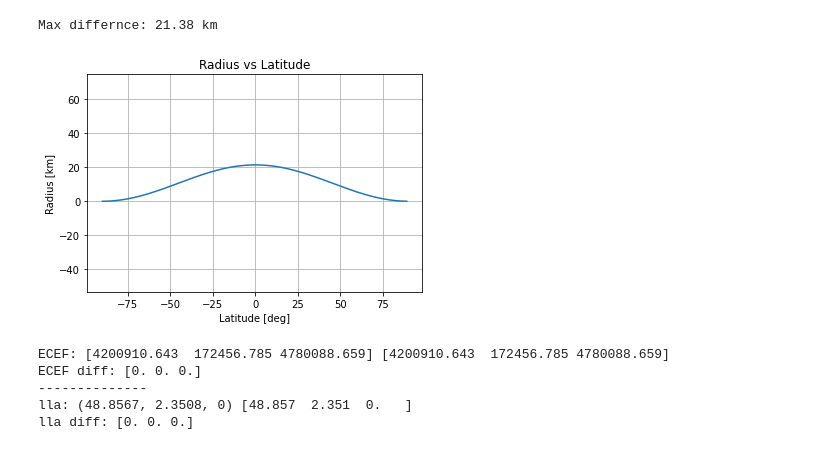
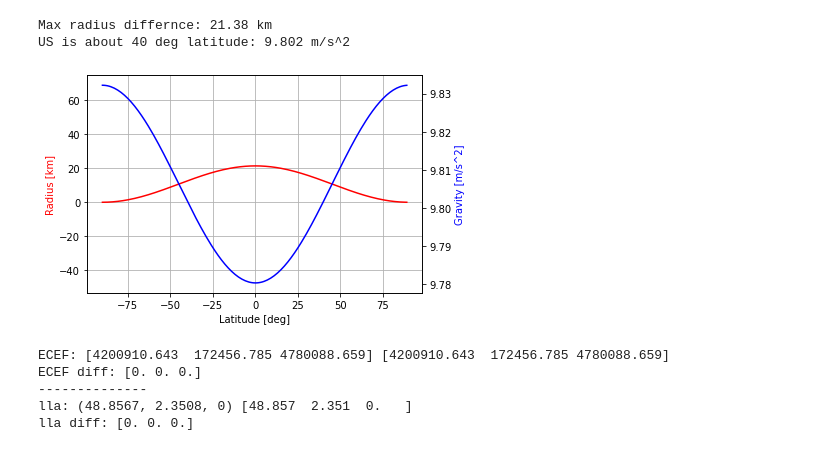
Before and after one commit to walchko/bearsnacks, a Jupyter notebook: navigation-and-mapping/inertial-navigation/earth/earth.ipynb, the cells around one changed output. Drawn from its saved outputs; the diff is of its cells as text; code cells hidden in the pictures.

```diff
--- a/navigation-and-mapping/inertial-navigation/earth/earth.ipynb
+++ b/navigation-and-mapping/inertial-navigation/earth/earth.ipynb
@@ -323,22 +58,30 @@ wgs = WGS84()
 # %%
 lats = np.arange(-90,90,1)
 
-print(f"Max differnce: {(wgs.radius(0) - wgs.radius(90))/1000:.2f} km")
+print(f"Max radius differnce: {(wgs.radius(0) - wgs.radius(90))/1000:.2f} km")
+print(f"US is about 40 deg latitude: {wgs.gravity(40):.3f} m/s^2")
 
 # not thrilled, but in order to plot clearly, I subtracted
 # off the radius at the pole. Thus you can see it better
 earth_r = (wgs.radius(lats) - wgs.radius(90)) / 1000
 
-plt.plot(lats,earth_r);
-plt.axis('equal')
-# plt.ticklabel_format(style='plain')    # to prevent scientific notation
-plt.ylabel("Radius [km]")
-plt.xlabel("Latitude [deg]")
-plt.title(f"Radius vs Latitude")
-plt.grid(True);
+fig, ax1 = plt.subplots()
+
+ax1.plot(lats,earth_r, 'r-',label="Radius [km]")
+ax1.axis('equal')
+ax1.set_ylabel("Radius [km]", color='r')
+ax1.set_xlabel("Latitude [deg]")
+
+# higher gravity the closer to the center of the Earth,
+# poles are closer than equator, so higher gravity at poles
+ax2 = ax1.twinx()
+ax2.plot(lats, wgs.gravity(lats), 'b-', label="Gravity [m/s^2]")
+ax2.set_ylabel("Gravity [m/s^2]", color='b')
+ax1.grid(True);
 # %% [output]
-Max differnce: 21.38 km
+Max radius differnce: 21.38 km
+US is about 40 deg latitude: 9.802 m/s^2
-[figure, old version]
+[figure, new version]
 # %%
 pecef = wgs.llh2ecef(paris)
 
```
Also changed, not shown: parts of 11 cells of this notebook, 10 other files.
